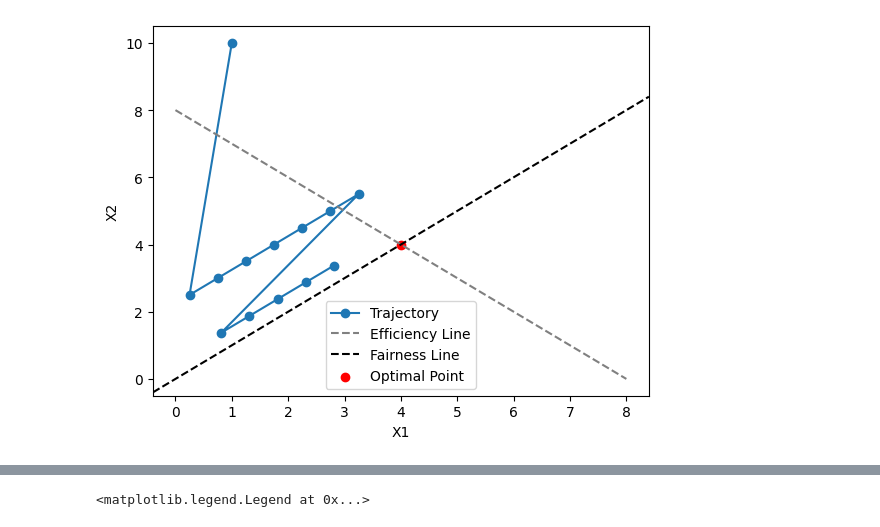
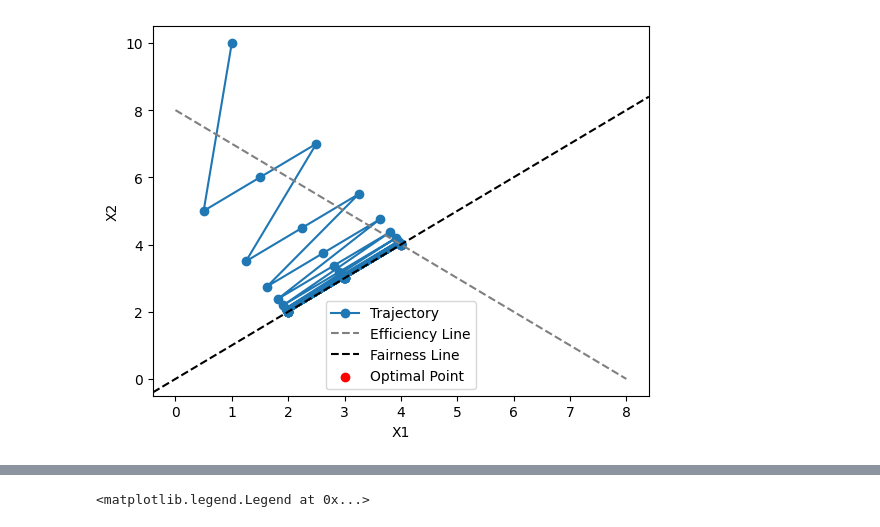
Before and after one commit to Eugene7997/CZ4052_individual_project, a Jupyter notebook: testing.ipynb, the cells around one changed output, grey strips where cells are left out. Drawn from its saved outputs; the diff is of its cells as text; code cells hidden in the pictures.

```diff
--- a/testing.ipynb
+++ b/testing.ipynb
@@ -182,33 +139,48 @@ RTT 100:         13
 import numpy as np
 import matplotlib.pyplot as plt
 
-def tcp_congestion_control(X1_initial, X2_initial, X_goal, a, b, num_steps):
+def tcp_congestion_control(X1_initial, X2_initial, X_goal, a1, b1, a2, b2, a1_func=None, a2_func=None, b1_func=None, b2_func=None, num_steps=20):
     # Initialize arrays to store trajectory points
     X1_values = [X1_initial]
     X2_values = [X2_initial]
+    fairness_values = [0]
 
     for _ in range(num_steps):
         # Calculate fairness at the current point
         fairness_value = ((X1_values[-1] + X2_values[-1])**2) / (2 * (X1_values[-1]**2 + X2_values[-1]**2))
+        fairness_values.append(fairness_value)
 
         # Check whether the system is underloaded, overloaded, or efficient
         if X1_values[-1] + X2_values[-1] < X_goal:
             # Underloaded: Apply additive increase
-            X1_values.append(X1_values[-1] + a)
-            X2_values.append(X2_values[-1] + a)
+            if a1_func is not None:
+                X1_values.append(a1_func(X1_values[-1], a1))
+            else:
+                X1_values.append(X1_values[-1] + a1)
+            if a2_func is not None:
+                X2_values.append(a2_func(X2_values[-1], a2))
+            else:
+                X2_values.append(X2_values[-1] + a2)
         elif X1_values[-1] + X2_values[-1] > X_goal:
             # Overloaded: Apply multiplicative decrease
-            X1_values.append(X1_values[-1] / b)
-            X2_values.append(X2_values[-1] / b)
-        else:
-            # Efficient: Stay at the optimal point
-            X1_values.append(X_goal / 2)
-            X2_values.append(X_goal / 2)
+            if b1_func is not None:
+                X1_values.append(b1_func(X1_values[-1],b1))
+            else:
+                X1_values.append(X1_values[-1] / b1)
+            if b2_func is not None:
+                X2_values.append(b2_func(X2_values[-1],b2))
+            else:
+                X2_values.append(X2_values[-1] / b2)
+        # else:
+        #     # Efficient: Stay at the optimal point
+        #     X1_values.append(X_goal / 2)
+        #     X2_values.append(X_goal / 2)
 
     # Plot the trajectory
     plt.plot(X1_values, X2_values, marker='o', label='Trajectory')
     plt.plot(np.arange(0, X_goal+1), X_goal - np.arange(0, X_goal+1), linestyle='--', color='gray', label='Efficiency Line')
     plt.axline((0, 0), slope=1, linestyle='--', color='black', label='Fairness Line')
+
 
     # Mark the optimal point
     plt.scatter([X_goal / 2], [X_goal / 2], color='red', label='Optimal Point')
@@ -222,9 +194,9 @@ def tcp_congestion_control(X1_initial, X2_initial, X_goal, a, b, num_steps):
     plt.show()
 
     return X1_values, X2_values
-
-
-# Run the simulation
-X1_values, X2_values = tcp_congestion_control(X1_initial=1, X2_initial=10, X_goal=8, a=0.5, b=4, num_steps=12)
-# %% [output]
-[figure, removed]
+# %%
+# Run the simulation
+X1_values, X2_values = tcp_congestion_control(X1_initial=1, X2_initial=10, X_goal=8,
+                                              a1=1, b1=2, a2=1, b2=2, num_steps=50)
+# %% [output]
+[figure, added]
```
Also changed, not shown: parts of 23 cells of this notebook.
